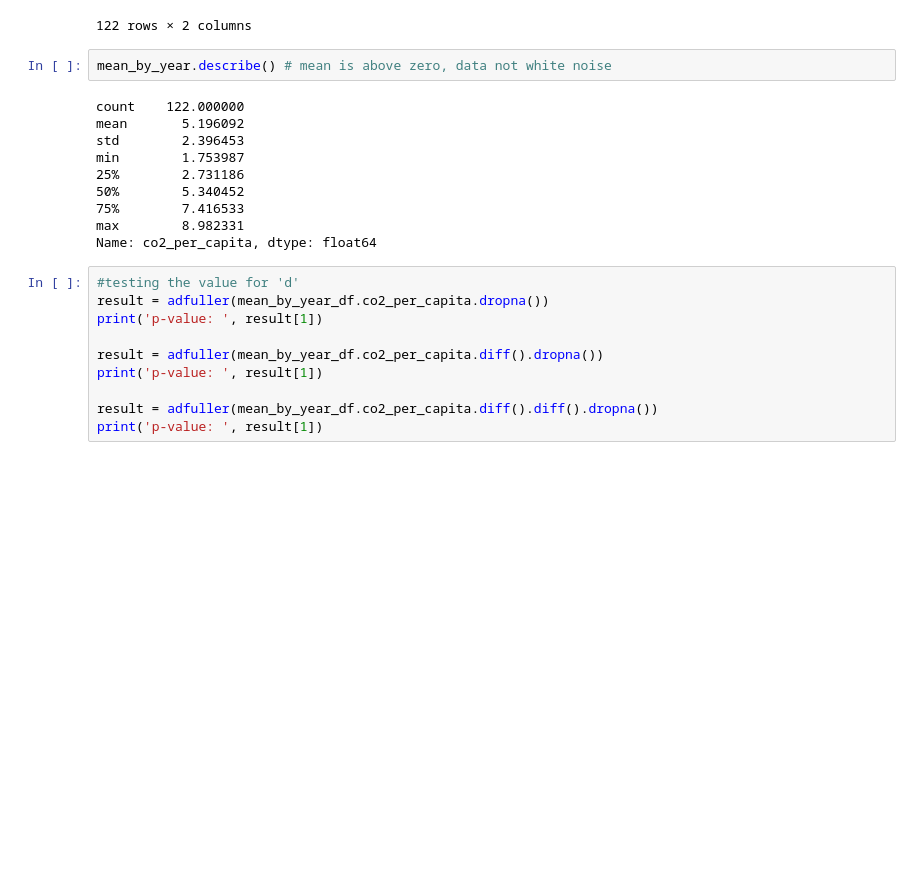
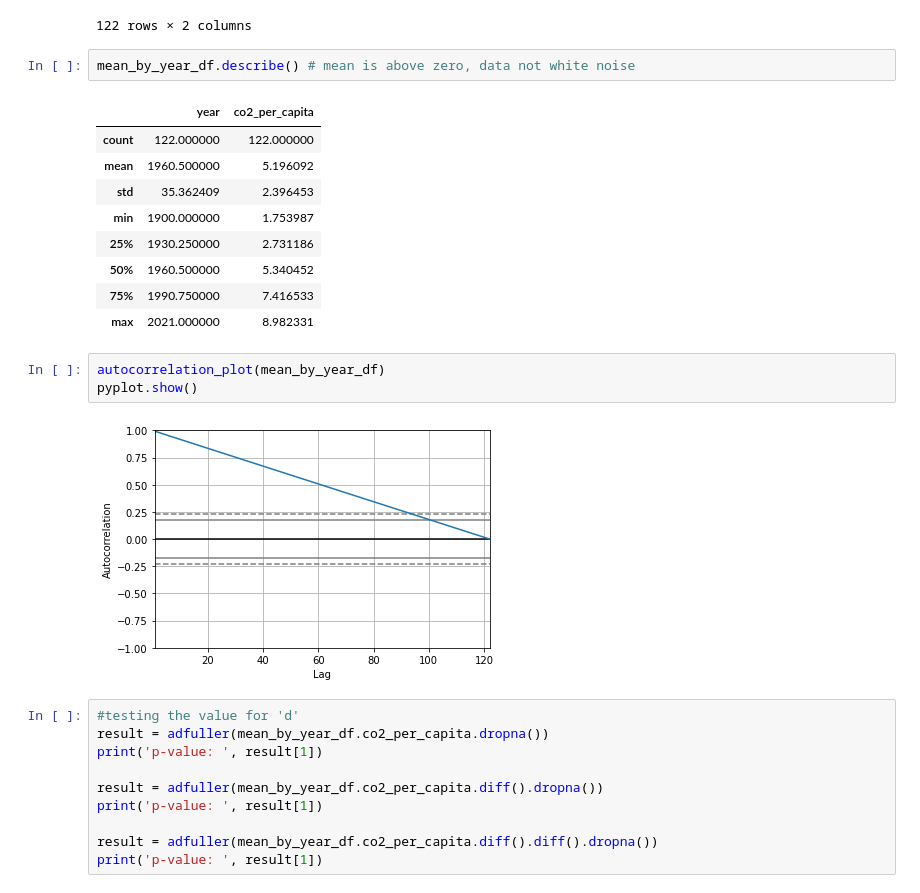
Before and after one commit to L-dos-Santos/final-project, a Jupyter notebook: Final Project-Copy1.ipynb, the cells around one changed output. Drawn from its saved outputs; the diff is of its cells as text; blank space fills up the shorter version.

```diff
--- a/Final Project-Copy1.ipynb
+++ b/Final Project-Copy1.ipynb
@@ -182,17 +183,22 @@ mean_by_year_df
 | 121 | 2021 | 5.756660 |
 122 rows × 2 columns
 # %%
-mean_by_year.describe() # mean is above zero, data not white noise
+mean_by_year_df.describe() # mean is above zero, data not white noise
 # %% [output]
-count    122.000000
-mean       5.196092
-std        2.396453
-min        1.753987
-25%        2.731186
-50%        5.340452
-75%        7.416533
-max        8.982331
-Name: co2_per_capita, dtype: float64
+|  | year | co2_per_capita |
+| count | 122.000000 | 122.000000 |
+| mean | 1960.500000 | 5.196092 |
+| std | 35.362409 | 2.396453 |
+| min | 1900.000000 | 1.753987 |
+| 25% | 1930.250000 | 2.731186 |
+| 50% | 1960.500000 | 5.340452 |
+| 75% | 1990.750000 | 7.416533 |
+| max | 2021.000000 | 8.982331 |
+# %%
+autocorrelation_plot(mean_by_year_df)
+pyplot.show()
+# %% [output]
+[figure, added]
 # %%
 #testing the value for 'd'
 result = adfuller(mean_by_year_df.co2_per_capita.dropna())
```
Also changed, not shown: parts of 3 cells of this notebook.
